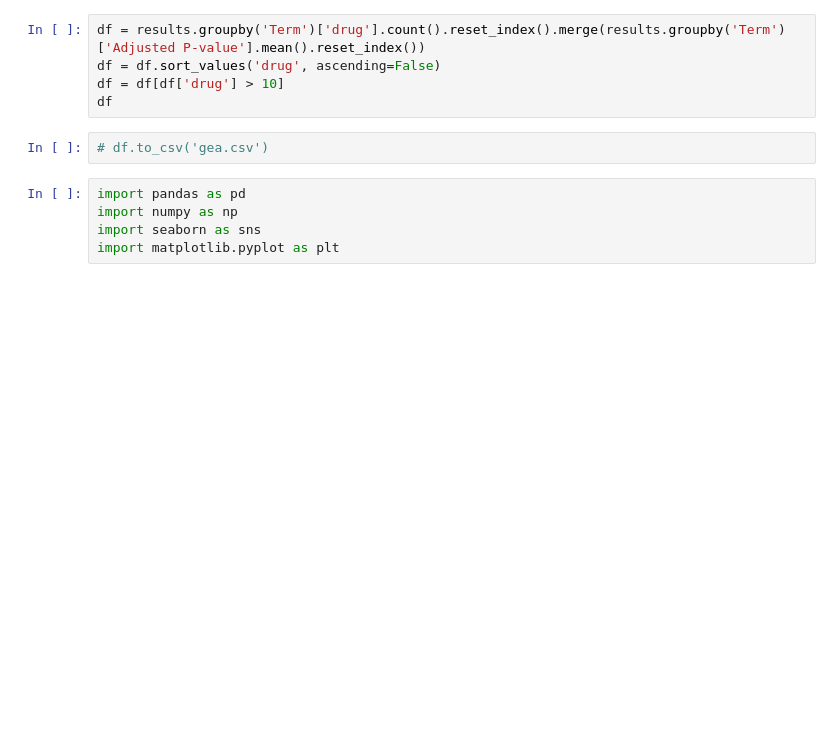
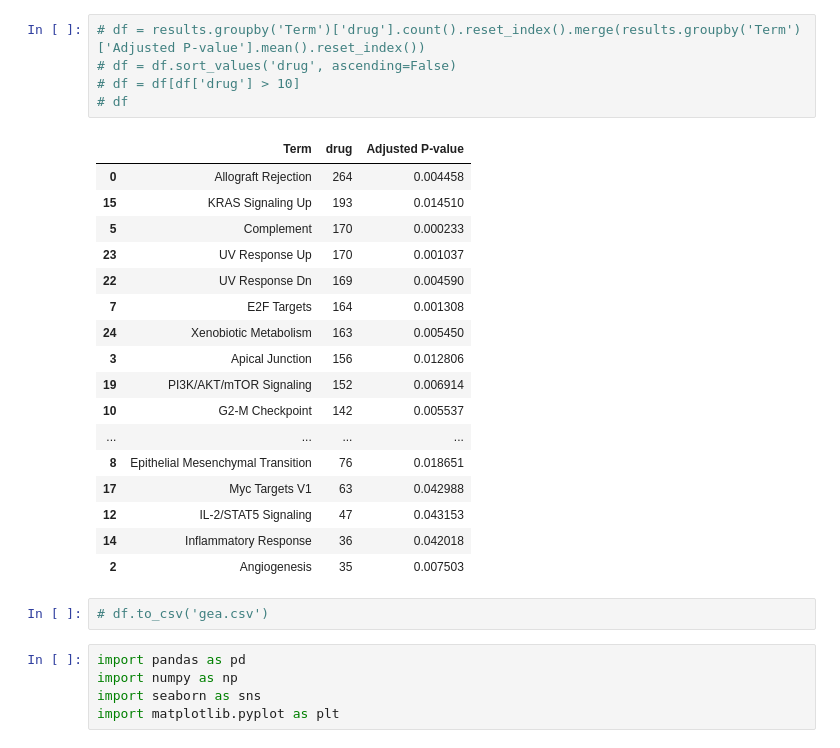
Before and after one commit to cannin/drGAT, a Jupyter notebook: Figs/Fig5.ipynb, the cells around one changed output. Saved outputs shown, nothing was run; the diff lists cells and outputs as text; blank space fills up the shorter version.

```diff
--- a/Figs/Fig5.ipynb
+++ b/Figs/Fig5.ipynb
@@ -119,8 +99,26 @@ results
 # %%
-df = results.groupby('Term')['drug'].count().reset_index().merge(results.groupby('Term')['Adjusted P-value'].mean().reset_index())
-df = df.sort_values('drug', ascending=False)
-df = df[df['drug'] > 10]
-df
+# df = results.groupby('Term')['drug'].count().reset_index().merge(results.groupby('Term')['Adjusted P-value'].mean().reset_index())
+# df = df.sort_values('drug', ascending=False)
+# df = df[df['drug'] > 10]
+# df
+# %% [output]
+|  | Term | drug | Adjusted P-value |
+| 0 | Allograft Rejection | 264 | 0.004458 |
+| 15 | KRAS Signaling Up | 193 | 0.014510 |
+| 5 | Complement | 170 | 0.000233 |
+| 23 | UV Response Up | 170 | 0.001037 |
+| 22 | UV Response Dn | 169 | 0.004590 |
+| 7 | E2F Targets | 164 | 0.001308 |
+| 24 | Xenobiotic Metabolism | 163 | 0.005450 |
+| 3 | Apical Junction | 156 | 0.012806 |
+| 19 | PI3K/AKT/mTOR Signaling | 152 | 0.006914 |
+| 10 | G2-M Checkpoint | 142 | 0.005537 |
+| ... | ... | ... | ... |
+| 8 | Epithelial Mesenchymal Transition | 76 | 0.018651 |
+| 17 | Myc Targets V1 | 63 | 0.042988 |
+| 12 | IL-2/STAT5 Signaling | 47 | 0.043153 |
+| 14 | Inflammatory Response | 36 | 0.042018 |
+| 2 | Angiogenesis | 35 | 0.007503 |
 # %%
 # df.to_csv('gea.csv')
 # %%
```
Also changed, not shown: parts of 15 cells of this notebook, 7 other files.
